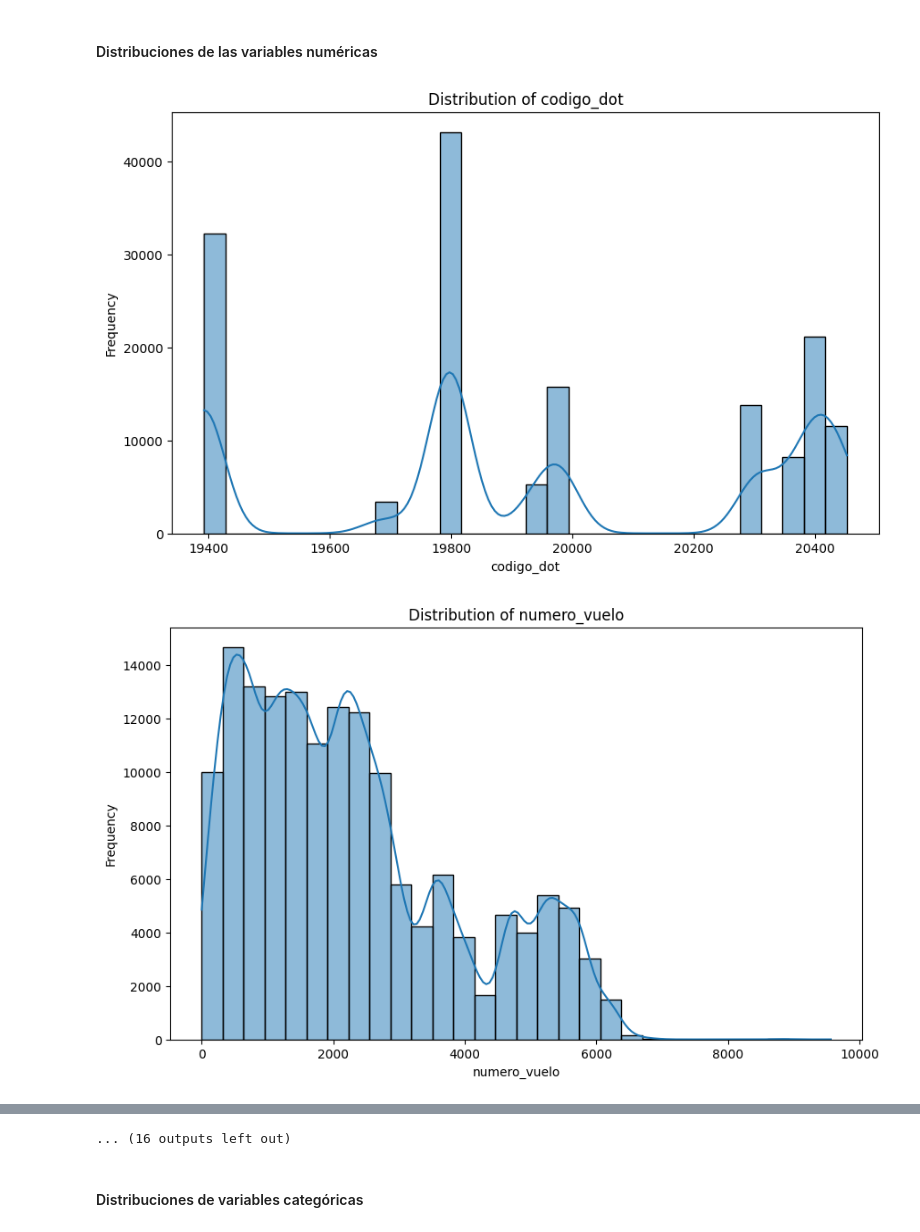
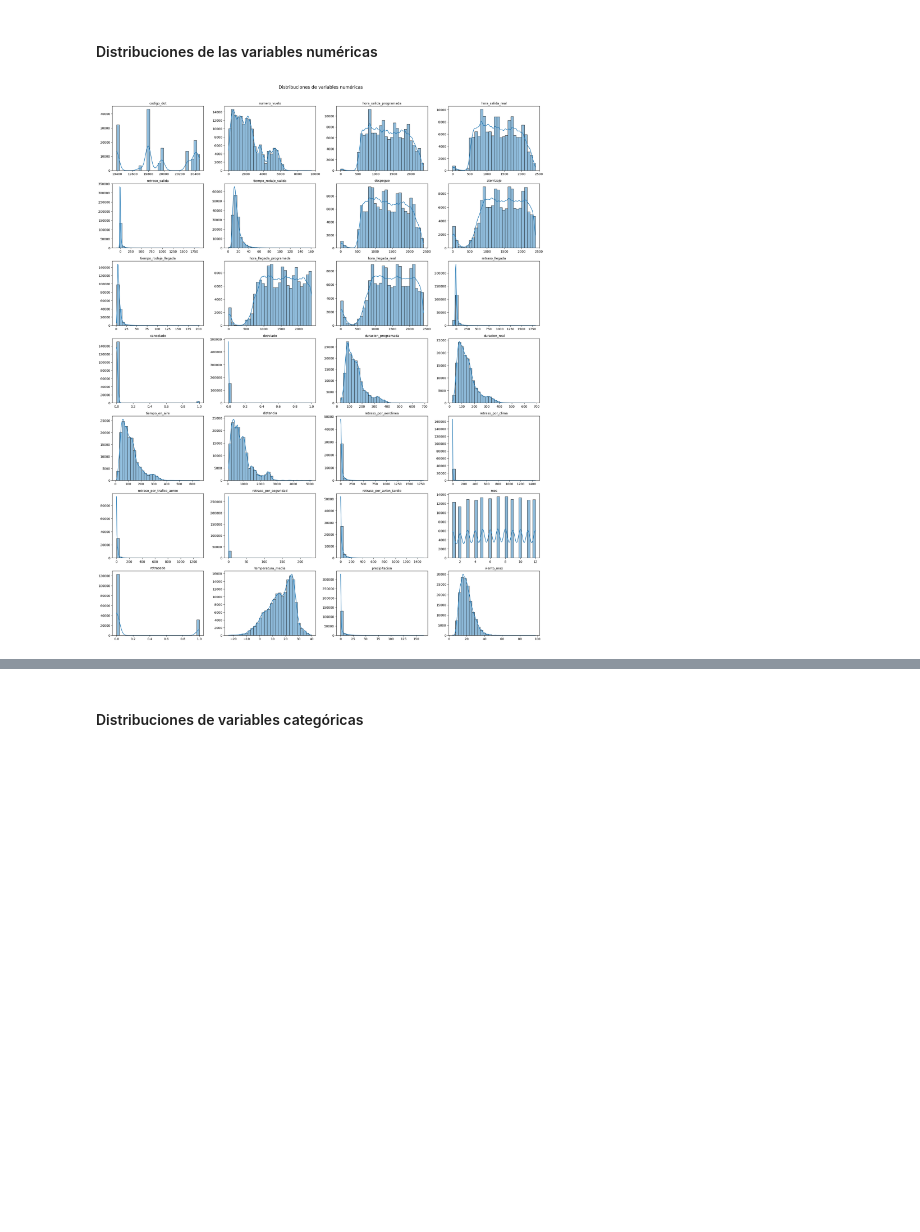
Before and after one commit to Guadacarro/TP_IA, a Jupyter notebook: tp.ipynb, the cells around one changed output, grey strips where cells are left out. Cells and saved outputs as stored; diff of their text form; code cells hidden in the pictures; blank space fills up the shorter version.

```diff
--- a/tp.ipynb
+++ b/tp.ipynb
@@ -417,13 +417,23 @@ No se detecta una relación lineal fuerte entre vuelos retrasados y lluvia
 # %% [markdown]
 #### Distribuciones de las variables numéricas
 # %%
-for col in numerical_columns:
-    plt.figure(figsize=(10, 6))
-    sns.histplot(df_2022[col], kde=True, bins=30)
-    plt.title(f'Distribution of {col}')
-    plt.xlabel(col)
-    plt.ylabel('Frequency')
-    plt.show()
+n_cols = 4
+n_rows = (len(numerical_columns) + n_cols - 1) // n_cols
+
+fig, axes = plt.subplots(n_rows, n_cols, figsize=(20, n_rows * 3.5))
+axes = axes.flatten()
+
+for i, col in enumerate(numerical_columns):
+    sns.histplot(df_2022[col], kde=True, bins=30, ax=axes[i])
+    axes[i].set_title(col, fontsize=10)
+    axes[i].set_xlabel('')
+    axes[i].set_ylabel('')
+
+for j in range(i + 1, len(axes)):
+    axes[j].set_visible(False)
+
+plt.suptitle('Distribuciones de variables numéricas', fontsize=14, y=1.01)
+plt.tight_layout()
+plt.show()
 # %% [output]
-[figure, old version]
+[figure, new version]
-[figure, removed]
@@ -440,4 +440,3 @@ for col in numerical_columns:
-... (16 outputs left out)
 # %% [markdown]
 #### Distribuciones de variables categóricas
 # %%
```
Also changed, not shown: parts of 2 cells of this notebook.
